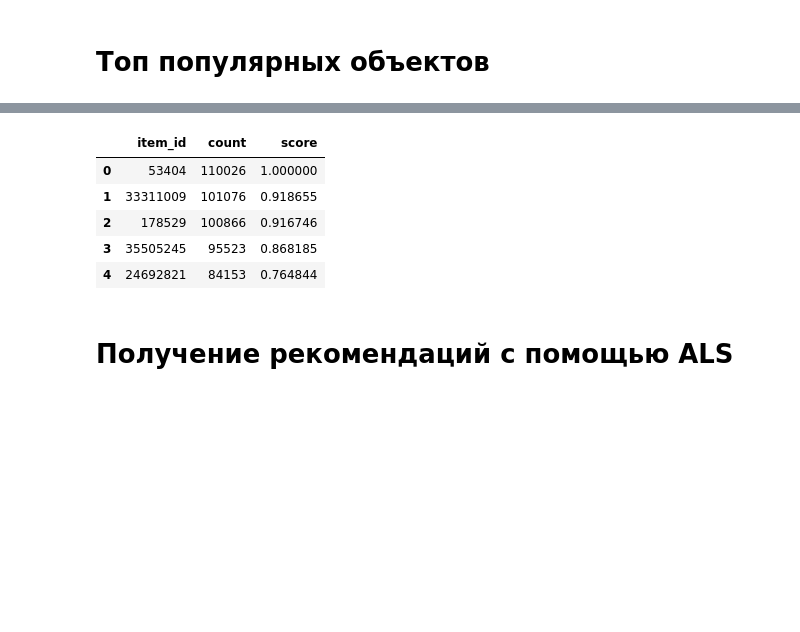
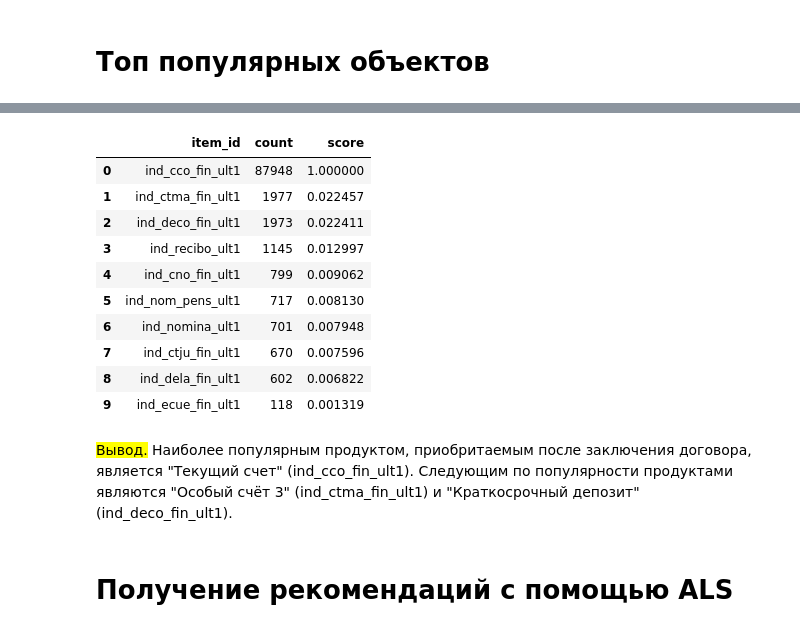
Before and after one commit to alien150684/banking_products_recom, a Jupyter notebook: recommendations.ipynb, the cells around one changed output, grey strips where cells are left out. Drawn from its saved outputs; the diff is of its cells as text; code cells hidden in the pictures; blank space fills up the shorter version.

```diff
--- a/recommendations.ipynb
+++ b/recommendations.ipynb
@@ -647,12 +647,14 @@ print(events_test.shape[0] / events.shape[0])
 user_encoder = LabelEncoder()
 user_encoder.fit(events_train["user_id"])
 
-# mapping user_id -> encoded value
+# Словарь для кодировки id клиентов: mapping user_id -> encoded value
 users_enc_dict = {user_id: encoded_value for user_id, encoded_value in zip(user_encoder.classes_, user_encoder.transform(user_encoder.classes_))}
+# Словарь для раскодировки id клиентов: mapping encoded value -> user_id
+users_dec_dict = {value: key for key, value in users_enc_dict.items()}
 
 # Кодируем user_id
-# events_train["user_id_enc"] = user_encoder.transform(events_train["user_id"])
-events_train["user_id_enc"] = events_train["user_id"].map(users_enc_dict)
-events_target["user_id_enc"] = events_target["user_id"].map(lambda x: users_enc_dict.get(x, -1)) # -1 для новых id
-events_test["user_id_enc"] = events_test["user_id"].map(lambda x: users_enc_dict.get(x, -1)) # -1 для новых id
+events_train["user_id_enc"] = user_encoder.transform(events_train["user_id"])
+# events_train["user_id_enc"] = events_train["user_id"].map(users_enc_dict)
+events_target["user_id_enc"] = events_target["user_id"].map(lambda x: users_enc_dict.get(x, -1)) # -1 для новых user_id
+events_test["user_id_enc"] = events_test["user_id"].map(lambda x: users_enc_dict.get(x, -1)) # -1 для новых user_id
 # %%
@@ -663,9 +666,3 @@ items_enc_dict = {elem[1]:elem[0] for elem in enumerate(items_list)}
-# %%
-%%script false --no-raise-error
-
-events_target["user_id_enc"] = user_encoder.transform(events_target["user_id"])
-# events_inference["user_id_enc"] = user_encoder.transform(events_inference["user_id"])
-events_test["user_id_enc"] = user_encoder.transform(events_test["user_id"])
 # %%
 del events
 # %%
@@ -689,16 +690,40 @@ top_k_pop_items = events_inference['item_id'].value_counts().reset_index()
+# %%
+# Шаг 1. Выделим клентов, заключивших договор с банком в рассматриваемый период.
+# Шаг 2. Определим продукты, которые приобретены клиентами в 1-ю очередь.
+# Шаг 3. Определим количество приобретённых в 1-ю очередь продуктов.
+top_k_pop_items = (events_inference[events_inference['fecha_alta']
+                   .between((events_inference['fecha_dato'].min() - pd.Timedelta('27days')),
+                                events_test_split_date)]
+                   .groupby('user_id_enc')[items_list]
+                   .first()
+                   .sum()
+                   .sort_values(ascending=False))
+# %%
+top_k_pop_items = (top_k_pop_items[top_k_pop_items > 0]
+                   .astype(int)
+                   .to_frame(name='count')
+                   .reset_index(names='item_id')
+                   )
 # %%
 # нормализация
 scaler = MinMaxScaler()
 top_k_pop_items['score'] = scaler.fit_transform(top_k_pop_items[['count']])
 # %%
-top_k_pop_items.head()
+top_k_pop_items.head(10)
 # %% [output]
 |  | item_id | count | score |
-| 0 | 53404 | 110026 | 1.000000 |
-| 1 | 33311009 | 101076 | 0.918655 |
-| 2 | 178529 | 100866 | 0.916746 |
-| 3 | 35505245 | 95523 | 0.868185 |
-| 4 | 24692821 | 84153 | 0.764844 |
+| 0 | ind_cco_fin_ult1 | 87948 | 1.000000 |
+| 1 | ind_ctma_fin_ult1 | 1977 | 0.022457 |
+| 2 | ind_deco_fin_ult1 | 1973 | 0.022411 |
+| 3 | ind_recibo_ult1 | 1145 | 0.012997 |
+| 4 | ind_cno_fin_ult1 | 799 | 0.009062 |
+| 5 | ind_nom_pens_ult1 | 717 | 0.008130 |
+| 6 | ind_nomina_ult1 | 701 | 0.007948 |
+| 7 | ind_ctju_fin_ult1 | 670 | 0.007596 |
+| 8 | ind_dela_fin_ult1 | 602 | 0.006822 |
+| 9 | ind_ecue_fin_ult1 | 118 | 0.001319 |
+# %% [markdown]
+<mark>Вывод.</mark> Наиболее популярным продуктом, приобритаемым после заключения договора, является "Текущий счет" (ind_cco_fin_ult1). Следующим по популярности продуктами являются "Особый счёт 3" (ind_ctma_fin_ult1) и "Краткосрочный депозит" (ind_deco_fin_ult1).
 # %%
 # Сохраним полученные объекты в файл
 top_k_pop_items = top_k_pop_items[['item_id', 'score']]
```
Also changed, not shown: parts of 6 cells of this notebook.
